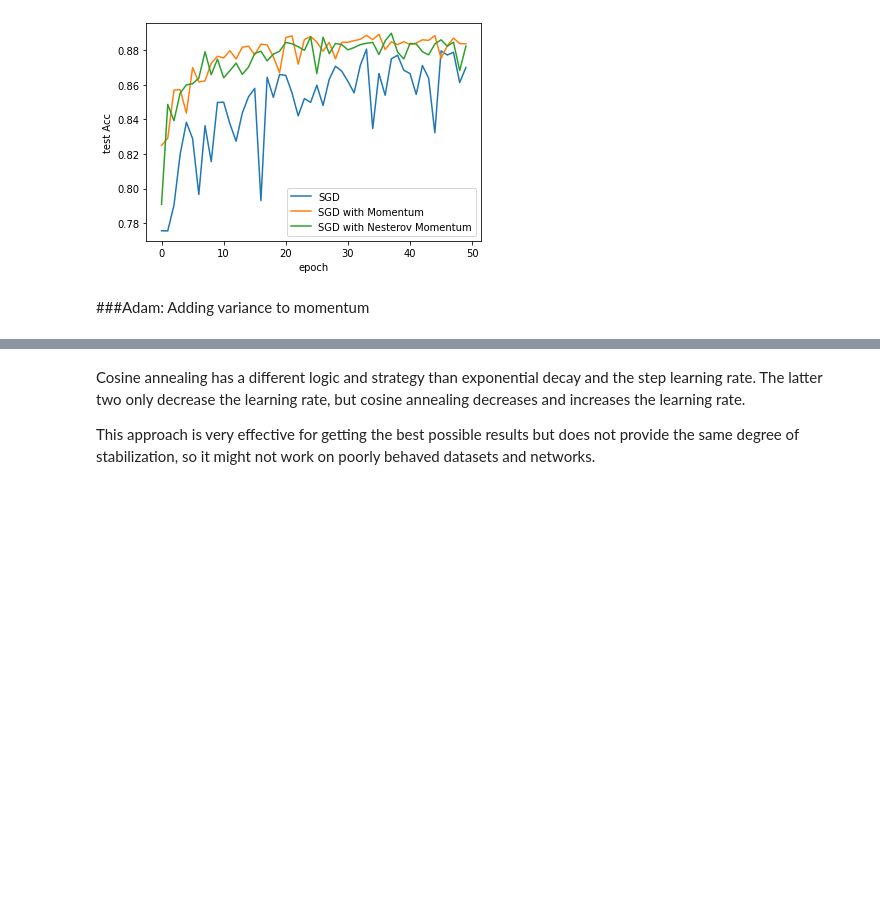
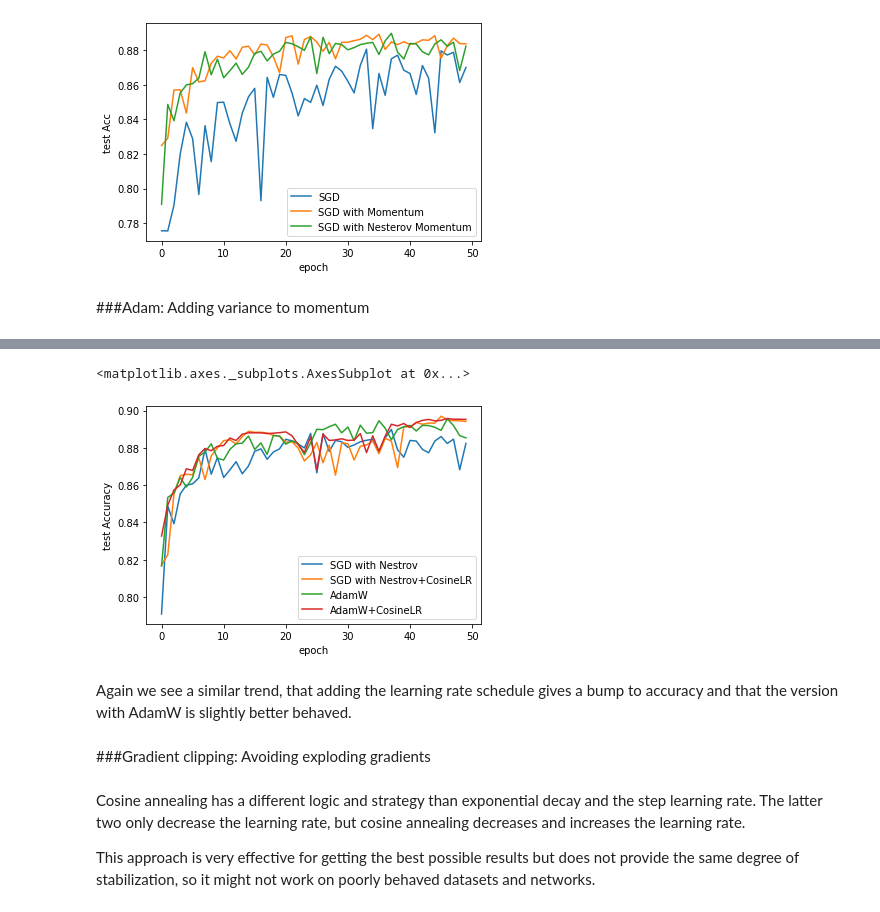
Before and after one commit to rahiakela/deep-learning-research-and-practice, a Jupyter notebook: inside-deep-learing/05-modern-training-techniques/03_training_model_with_optimizers.ipynb, the cells around one changed output, grey strips where cells are left out. Saved outputs shown, nothing was run; the diff lists cells and outputs as text; code cells hidden in the pictures; blank space fills up the shorter version.

```diff
--- a/inside-deep-learing/05-modern-training-techniques/03_training_model_with_optimizers.ipynb
+++ b/inside-deep-learing/05-modern-training-techniques/03_training_model_with_optimizers.ipynb
@@ -323,20 +360,38 @@ sns.lineplot(x="epoch", y="test Accuracy", data=fc_results_nestrov, label="SGD w
+# %%
+# re-randomize the weights of our model so that we don't need to define it again
+fc_model.apply(weight_reset)
+
+# Adam with Cosine Annealing
+optimizer = torch.optim.AdamW(fc_model.parameters())
+# Telling the cosine to go down/up/down (thats 3), if we were doing more than 10 epochs I would push this higher
+scheduler = torch.optim.lr_scheduler.CosineAnnealingLR(optimizer, epochs//3)
+
+# train like normal and pass along the desired optimizer and schedule
+fc_results_adam_coslr = train_network(fc_model,
+                          loss_func,
+                          training_loader,
+                          epochs=epochs,
+                          test_loader=testing_loader,
+                          optimizer=optimizer,
+                          lr_schedule=scheduler,
+                          score_funcs={"Accuracy": accuracy_score},
+                          device=device)
 # %%
 # re-randomize the weights of our model so that we don't need to define it again
 fc_model.apply(weight_reset)
 
-# Set up the optimizer
-optimizer = torch.optim.SGD(fc_model.parameters(), lr=eta_0)
-# pick a schedule and pass the optimizer in
-scheduler = torch.optim.lr_scheduler.StepLR(optimizer, epochs//4, gamma=0.3)
+# SGD+Nestrov with Cosine Annealing
+optimizer = torch.optim.SGD(fc_model.parameters(), lr=eta_0, momentum=0.9, nesterov=True)
+# Telling the cosine to go down/up/down (thats 3), if we were doing more than 10 epochs I would push this higher
+scheduler = torch.optim.lr_scheduler.CosineAnnealingLR(optimizer, epochs//3)
 
 # train like normal and pass along the desired optimizer and schedule
-fc_results_steplr = train_network(fc_model,
+fc_results_nestrov_coslr = train_network(fc_model,
                           loss_func,
                           training_loader,
                           epochs=epochs,
                           test_loader=testing_loader,
                           optimizer=optimizer,
                           lr_schedule=scheduler,
-                          checkpoint_file="model.pt",
                           score_funcs={"Accuracy": accuracy_score},
                           device=device)
@@ -345,3 +398,16 @@ fc_results_steplr = train_network(fc_model,
+# %%
+sns.lineplot(x="epoch", y="test Accuracy", data=fc_results_nestrov, label="SGD with Nestrov")
+sns.lineplot(x="epoch", y="test Accuracy", data=fc_results_nestrov_coslr, label="SGD with Nestrov+CosineLR")
+sns.lineplot(x="epoch", y="test Accuracy", data=fc_results_adam, label="AdamW")
+sns.lineplot(x="epoch", y="test Accuracy", data=fc_results_adam_coslr, label="AdamW+CosineLR")
+# %% [output]
+<matplotlib.axes._subplots.AxesSubplot at 0x...>
+[figure, added]
+# %% [markdown]
+Again we see a similar trend, that adding the learning rate schedule gives
+a bump to accuracy and that the version with AdamW is slightly better behaved.
+# %% [markdown]
+###Gradient clipping: Avoiding exploding gradients
 # %% [markdown]
 Cosine annealing has a
 different logic and strategy than exponential decay and the step learning rate. The
```
Also changed, not shown: parts of 12 cells of this notebook.
